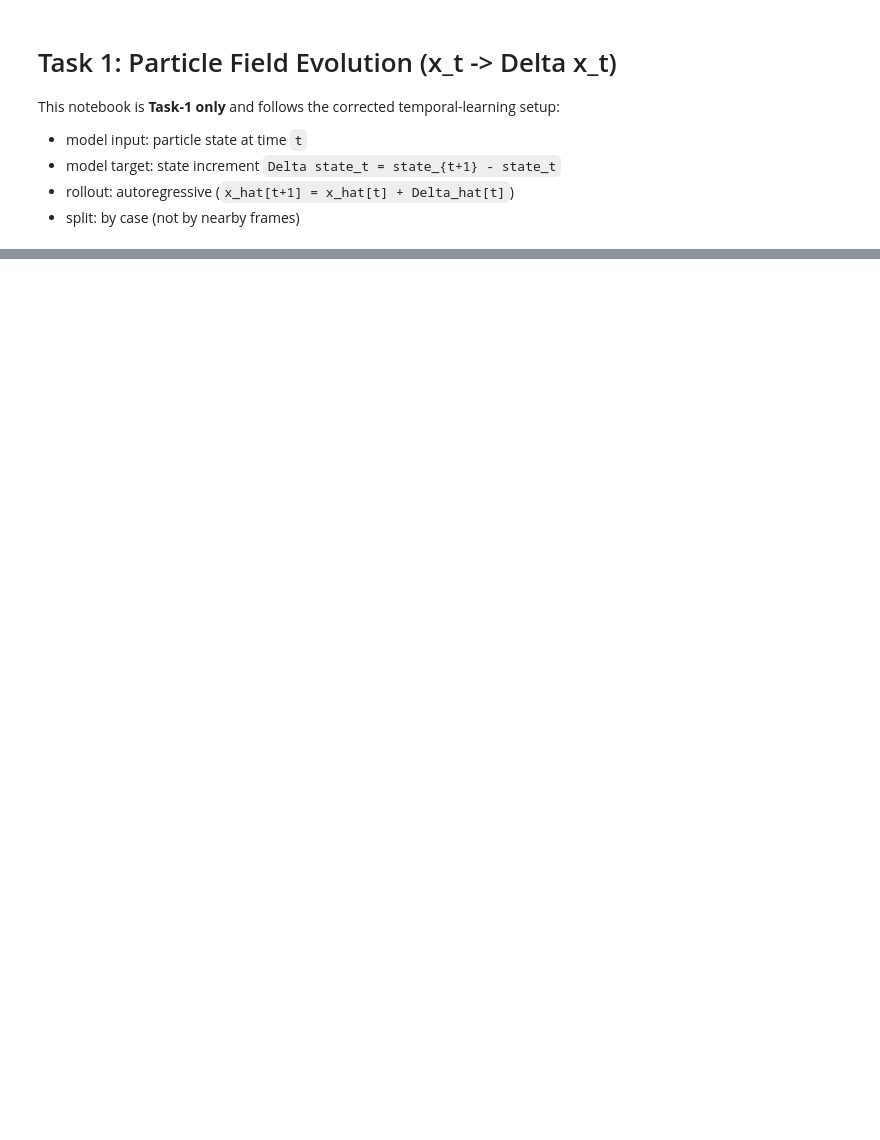
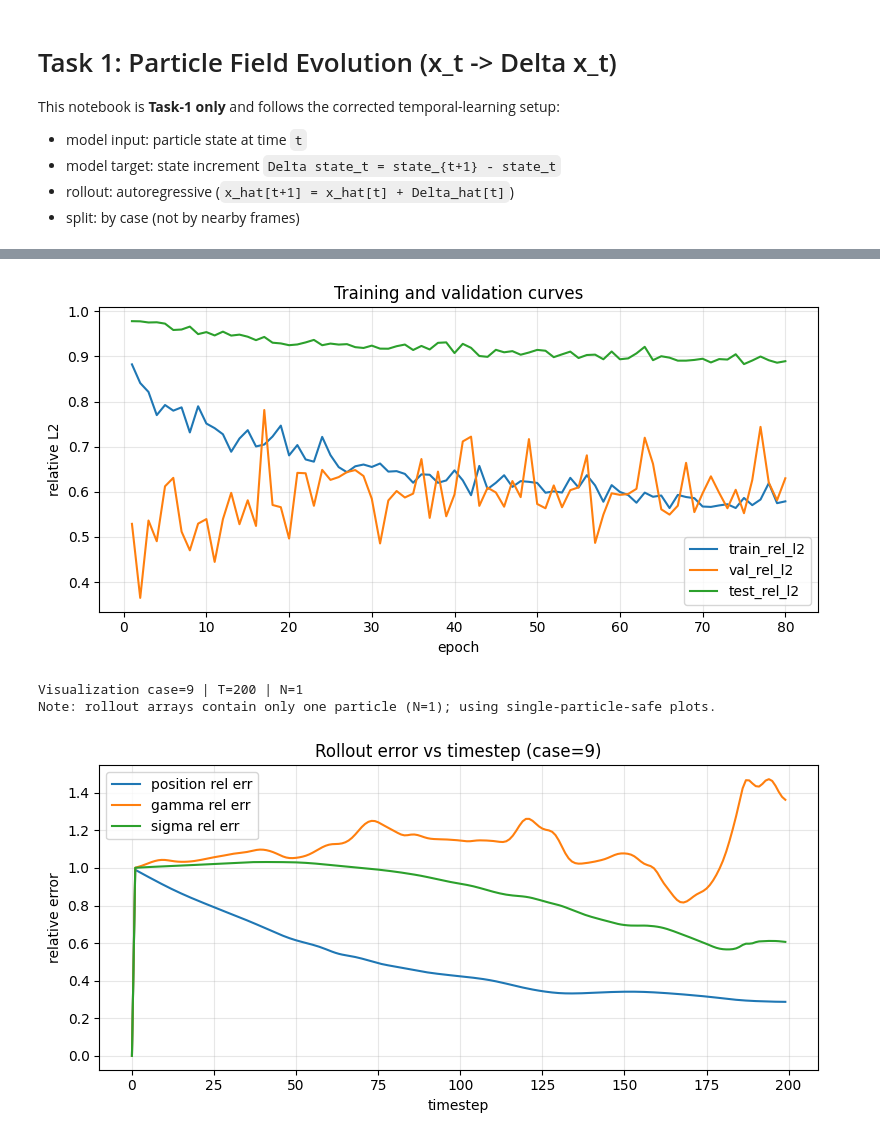
Before and after one commit to neerajbalachandar/DD-MT-GI-NeuralOperator-for-Lagrangian-Flows, a Jupyter notebook: final-2/notebooks/task1_particle_field_evolution.ipynb, the cells around one changed output, grey strips where cells are left out. Cells and saved outputs as stored; diff of their text form; code cells hidden in the pictures; blank space fills up the shorter version.

Commit message:
updated for gpu and plots updated

```diff
--- a/final-2/notebooks/task1_particle_field_evolution.ipynb
+++ b/final-2/notebooks/task1_particle_field_evolution.ipynb
@@ -605,8 +655,19 @@ gamma_err_t = pick['gamma_err_t']
 sigma_err_t = pick['sigma_err_t']
 per_feature_t = pick['per_feature_t']
 
-T = true.shape[0]
+T, N, _ = true.shape
 t = np.arange(T)
+print(f'Visualization case={pick["case"]} | T={T} | N={N}')
+if N <= 1:
+    print('Note: rollout arrays contain only one particle (N=1); using single-particle-safe plots.')
+
+# Global limits to avoid misleading autoscale between subplots.
+x_all = np.concatenate([true[:, :, 0].reshape(-1), pred[:, :, 0].reshape(-1)])
+z_all = np.concatenate([true[:, :, 2].reshape(-1), pred[:, :, 2].reshape(-1)])
+x_pad = max(1e-3, 0.05 * max(1e-6, float(x_all.max() - x_all.min())))
+z_pad = max(1e-3, 0.05 * max(1e-6, float(z_all.max() - z_all.min())))
+x_lim = (float(x_all.min() - x_pad), float(x_all.max() + x_pad))
+z_lim = (float(z_all.min() - z_pad), float(z_all.max() + z_pad))
 
 # 2) rollout error vs timestep
 plt.figure(figsize=(8,4))
@@ -617,13 +678,21 @@ plt.xlabel('timestep'); plt.ylabel('relative error'); plt.grid(alpha=0.3); plt.l
 plt.title(f'Rollout error vs timestep (case={pick["case"]})')
 plt.tight_layout(); plt.show()
 
-# 3) predicted vs true particle trajectories (sample particles)
-sample_ids = np.linspace(0, true.shape[1]-1, num=min(8, true.shape[1]), dtype=int)
+# 3) predicted vs true particle trajectories
+sample_ids = np.array([0], dtype=int) if N <= 1 else np.linspace(0, N-1, num=min(8, N), dtype=int)
 plt.figure(figsize=(6,5))
-for pid in sample_ids:
-    plt.plot(true[:, pid, 0], true[:, pid, 2], '-', alpha=0.6)
-    plt.plot(pred[:, pid, 0], pred[:, pid, 2], '--', alpha=0.6)
+if N <= 1:
+    plt.plot(true[:, 0, 0], true[:, 0, 2], '-o', ms=3, alpha=0.8, label='true')
+    plt.plot(pred[:, 0, 0], pred[:, 0, 2], '--o', ms=3, alpha=0.8, label='pred')
+else:
+    for pid in sample_ids:
+        plt.plot(true[:, pid, 0], true[:, pid, 2], '-', alpha=0.6)
+        plt.plot(pred[:, pid, 0], pred[:, pid, 2], '--', alpha=0.6)
+plt.xlim(*x_lim); plt.ylim(*z_lim)
+plt.gca().set_aspect('equal', adjustable='box')
 plt.xlabel('x'); plt.ylabel('z'); plt.title('Trajectories: true (solid) vs pred (dashed)')
+if N <= 1:
+    plt.legend()
 plt.tight_layout(); plt.show()
 
 # 4) Gamma evolution (mean norm)
@@ -649,50 +718,81 @@ plt.tight_layout(); plt.show()
 # 6) spatial cloud comparison at multiple timesteps
 snap_ids = np.linspace(0, T-1, num=min(4, T), dtype=int)
 fig, axs = plt.subplots(2, len(snap_ids), figsize=(4*len(snap_ids), 7))
+if len(snap_ids) == 1:
+    axs = np.asarray(axs).reshape(2, 1)
+
 for j, k in enumerate(snap_ids):
-    axs[0, j].scatter(true[k,:,0], true[k,:,2], s=1)
+    if N <= 1:
+        axs[0, j].plot(true[:k+1, 0, 0], true[:k+1, 0, 2], '-', lw=1.2, alpha=0.7)
+        axs[0, j].scatter(true[k, 0, 0], true[k, 0, 2], s=30)
+        axs[1, j].plot(pred[:k+1, 0, 0], pred[:k+1, 0, 2], '--', lw=1.2, alpha=0.7)
+        axs[1, j].scatter(pred[k, 0, 0], pred[k, 0, 2], s=30)
+    else:
+        axs[0, j].scatter(true[k,:,0], true[k,:,2], s=1, alpha=0.8)
+        axs[1, j].scatter(pred[k,:,0], pred[k,:,2], s=1, alpha=0.8)
     axs[0, j].set_title(f'true t={k}')
-    axs[1, j].scatter(pred[k,:,0], pred[k,:,2], s=1)
     axs[1, j].set_title(f'pred t={k}')
+
 for a in axs.ravel():
     a.set_xlabel('x'); a.set_ylabel('z')
+    a.set_xlim(*x_lim); a.set_ylim(*z_lim)
+    a.set_aspect('equal', adjustable='box')
 fig.tight_layout(); plt.show()
 
 # 7) simple autoregressive rollout visualization frames -> saved PNG sequence
 roll_dir = OUT_DIR / 'rollout_frames'
 roll_dir.mkdir(parents=True, exist_ok=True)
 for k in range(T):
     plt.figure(figsize=(6,5))
-    plt.scatter(true[k,:,0], true[k,:,2], s=1, alpha=0.5, label='true')
-    plt.scatter(pred[k,:,0], pred[k,:,2], s=1, alpha=0.5, label='pred')
+    if N <= 1:
+        plt.plot(true[:k+1,0,0], true[:k+1,0,2], '-', alpha=0.8, label='true traj')
+        plt.plot(pred[:k+1,0,0], pred[:k+1,0,2], '--', alpha=0.8, label='pred traj')
+        plt.scatter(true[k,0,0], true[k,0,2], s=25, alpha=0.9)
+        plt.scatter(pred[k,0,0], pred[k,0,2], s=25, alpha=0.9)
+    else:
+        plt.scatter(true[k,:,0], true[k,:,2], s=1, alpha=0.5, label='true')
+        plt.scatter(pred[k,:,0], pred[k,:,2], s=1, alpha=0.5, label='pred')
     plt.title(f'Rollout frame t={k}')
-    plt.xlabel('x'); plt.ylabel('z'); plt.legend(); plt.tight_layout()
+    plt.xlabel('x'); plt.ylabel('z')
+    plt.xlim(*x_lim); plt.ylim(*z_lim)
+    plt.gca().set_aspect('equal', adjustable='box')
+    plt.legend(); plt.tight_layout()
     plt.savefig(roll_dir / f'frame_{k:04d}.png', dpi=120)
     plt.close()
 print('Saved rollout frame sequence to', roll_dir)
 
 # 8) histogram of prediction errors at final timestep
 err_final = np.linalg.norm(pred[-1,:,0:3] - true[-1,:,0:3], axis=1)
 plt.figure(figsize=(7,4))
-plt.hist(err_final, bins=60)
+plt.hist(err_final, bins=min(60, max(10, len(err_final))))
 plt.xlabel('position error norm'); plt.ylabel('count'); plt.title('Final-step position error histogram')
 plt.tight_layout(); plt.show()
 
 # 9) per-feature normalized error curves
 plt.figure(figsize=(9,5))
 for name in state_names:
     plt.plot(t, per_feature_t[name], label=name)
 plt.xlabel('timestep'); plt.ylabel('relative error'); plt.grid(alpha=0.3)
 plt.title('Per-feature relative error curves')
 plt.legend(ncol=2, fontsize=9)
 plt.tight_layout(); plt.show()
 
 # 10) 3D trajectory visualization over time (sampled particles)
 from mpl_toolkits.mplot3d import Axes3D  # noqa: F401
 fig = plt.figure(figsize=(7,6))
 ax = fig.add_subplot(111, projection='3d')
-for pid in sample_ids:
-    ax.plot(true[:, pid, 0], true[:, pid, 1], true[:, pid, 2], alpha=0.6)
+if N <= 1:
+    ax.plot(true[:, 0, 0], true[:, 0, 1], true[:, 0, 2], '-', label='true')
+    ax.plot(pred[:, 0, 0], pred[:, 0, 1], pred[:, 0, 2], '--', label='pred')
+    ax.legend()
+else:
+    for pid in sample_ids:
+        ax.plot(true[:, pid, 0], true[:, pid, 1], true[:, pid, 2], alpha=0.6)
 ax.set_xlabel('x'); ax.set_ylabel('y'); ax.set_zlabel('z')
-ax.set_title('True 3D trajectories (sample particles)')
+ax.set_title('3D trajectories')
 plt.tight_layout(); plt.show()
+# %% [output]
+[figure, added]
+Visualization case=9 | T=200 | N=1
+Note: rollout arrays contain only one particle (N=1); using single-particle-safe plots.
+[figure, added]
```
Also changed, not shown: parts of 12 cells of this notebook.
